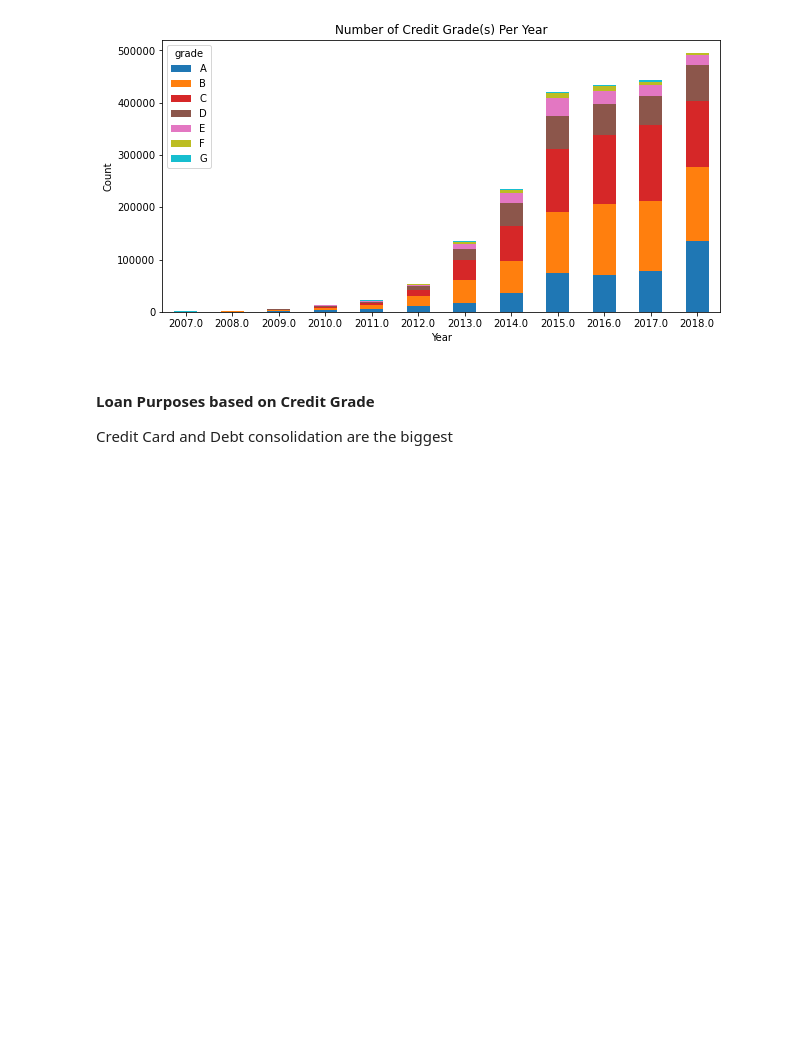
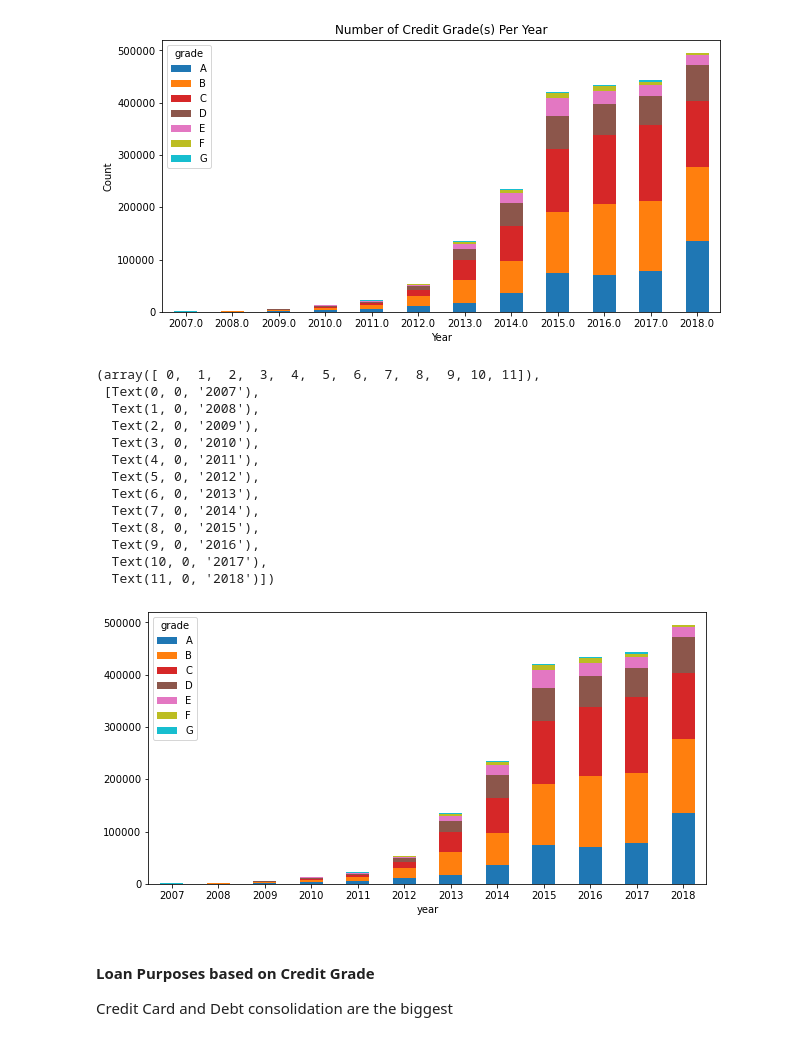
Before and after one commit to touyang219/LC_Capstone, a Jupyter notebook: Capstone.ipynb, the cells around one changed output. Saved outputs shown, nothing was run; the diff lists cells and outputs as text; code cells hidden in the pictures; blank space fills up the shorter version.

```diff
--- a/Capstone.ipynb
+++ b/Capstone.ipynb
@@ -270,6 +287,33 @@ plt.xticks(rotation = 0)
   Text(10, 0, '2017.0'),
   Text(11, 0, '2018.0')])
 [figure]
+# %%
+fig, ax = plt.subplots()
+
+tmp = accepted.groupby(['year', 'grade']).size().unstack()
+tmp.plot(kind = 'bar',
+         stacked = True,
+         figsize=(10, 5),
+         cmap = 'tab10',
+         ax = ax)
+
+ax.set_xticklabels(map(lambda x: int(x), tmp.index))
+plt.xticks(rotation = 0)
+# %% [output]
+(array([ 0,  1,  2,  3,  4,  5,  6,  7,  8,  9, 10, 11]),
+ [Text(0, 0, '2007'),
+  Text(1, 0, '2008'),
+  Text(2, 0, '2009'),
+  Text(3, 0, '2010'),
+  Text(4, 0, '2011'),
+  Text(5, 0, '2012'),
+  Text(6, 0, '2013'),
+  Text(7, 0, '2014'),
+  Text(8, 0, '2015'),
+  Text(9, 0, '2016'),
+  Text(10, 0, '2017'),
+  Text(11, 0, '2018')])
+[figure, added]
 # %% [markdown]
 #### Loan Purposes based on Credit Grade
 
```
Also changed, not shown: parts of 14 cells of this notebook.
